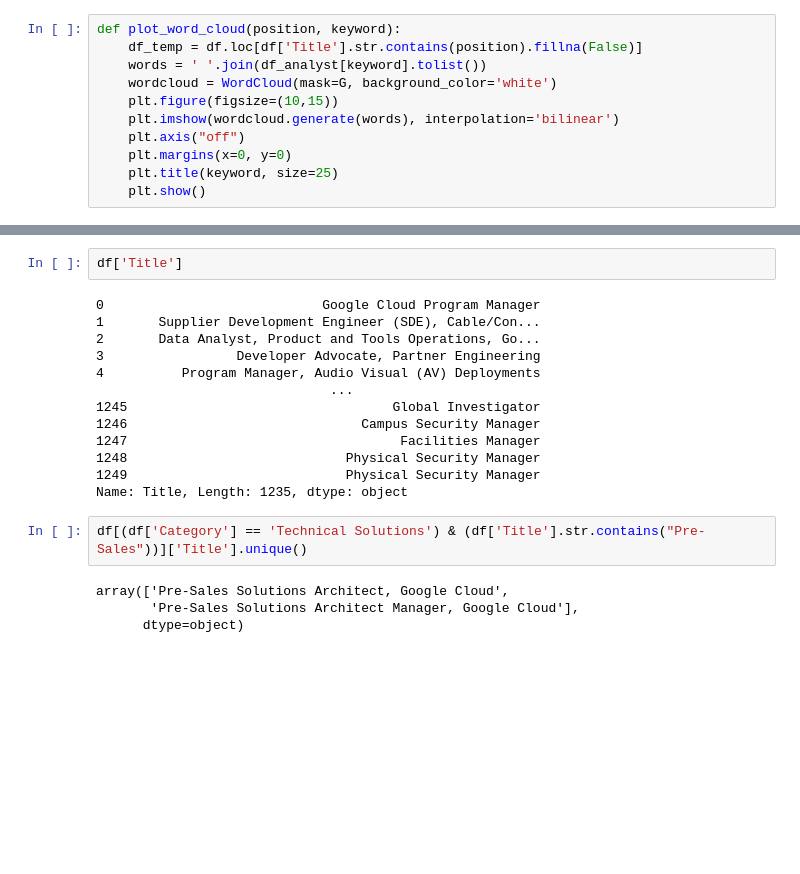
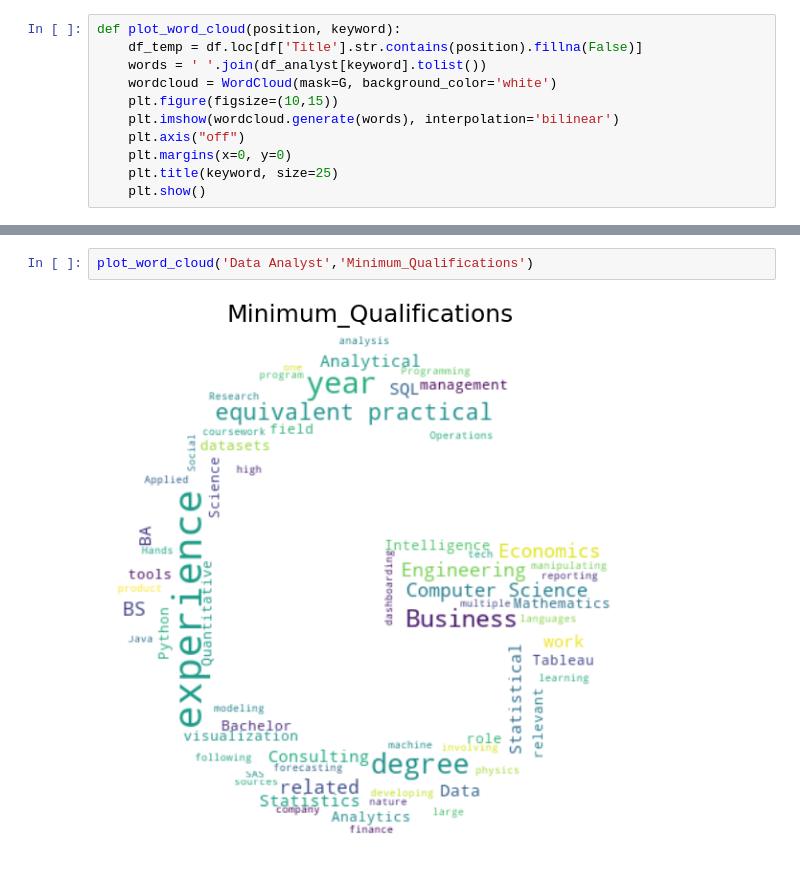
Before and after one commit to faridrah0514/JCDS07-Final_Project, a Jupyter notebook: notebook.ipynb, the cells around one changed output, grey strips where cells are left out. Cells and saved outputs as stored; diff of their text form; blank space fills up the shorter version.

```diff
--- a/notebook.ipynb
+++ b/notebook.ipynb
@@ -277,21 +277,4 @@ plot_word_cloud('Analyst','Preferred_Qualifications')
-# %%
-df['Title']
-# %% [output]
-0                            Google Cloud Program Manager
-1       Supplier Development Engineer (SDE), Cable/Con...
-2       Data Analyst, Product and Tools Operations, Go...
-3                 Developer Advocate, Partner Engineering
-4          Program Manager, Audio Visual (AV) Deployments
-                              ...
-1245                                  Global Investigator
-1246                              Campus Security Manager
-1247                                   Facilities Manager
-1248                            Physical Security Manager
-1249                            Physical Security Manager
-Name: Title, Length: 1235, dtype: object
-# %%
-df[(df['Category'] == 'Technical Solutions') & (df['Title'].str.contains("Pre-Sales"))]['Title'].unique()
-# %% [output]
-array(['Pre-Sales Solutions Architect, Google Cloud',
-       'Pre-Sales Solutions Architect Manager, Google Cloud'],
-      dtype=object)
+# %%
+plot_word_cloud('Data Analyst','Minimum_Qualifications')
+# %% [output]
+[figure, added]
```
Also changed, not shown: parts of 6 cells of this notebook, 4 other files.
